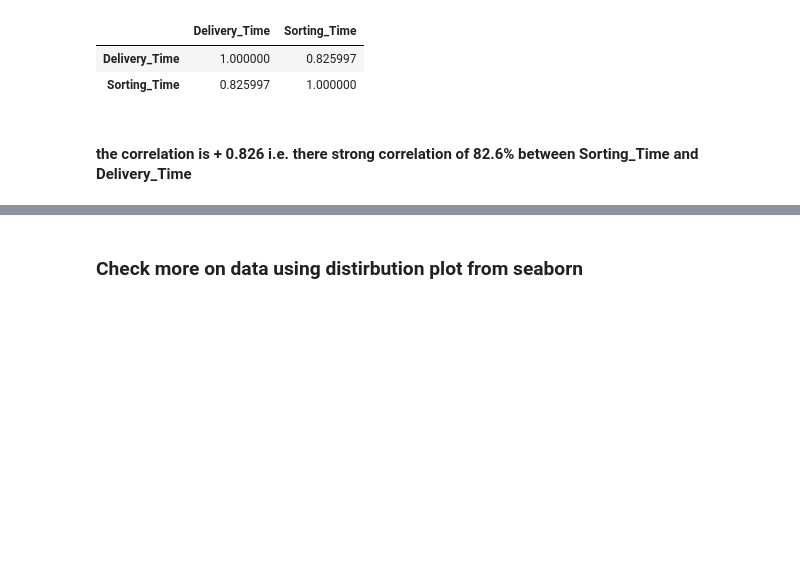
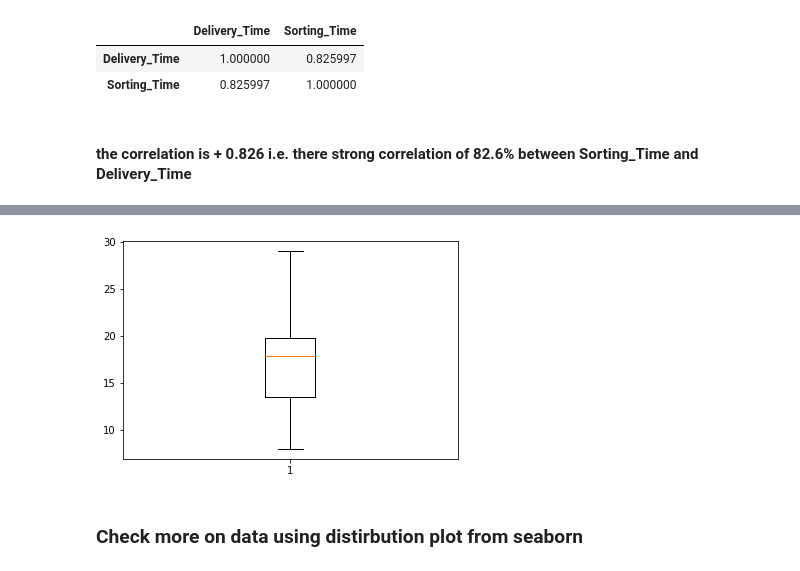
Before and after one commit to SudhirSharrma/Linear-Regression, a Jupyter notebook: Assignment Simple Linear Regression.ipynb, the cells around one changed output, grey strips where cells are left out. Drawn from its saved outputs; the diff is of its cells as text; code cells hidden in the pictures; blank space fills up the shorter version.

```diff
--- a/Assignment Simple Linear Regression.ipynb
+++ b/Assignment Simple Linear Regression.ipynb
@@ -121,3 +129,8 @@ data_del_time.corr()
+# %%
+plt.boxplot(data_del_time['Delivery_Time'])
+plt.show()
+# %% [output]
+[figure, added]
 # %% [markdown]
 ### Check more on data using distirbution plot from seaborn
 # %%
```
Also changed, not shown: parts of 67 cells of this notebook.
